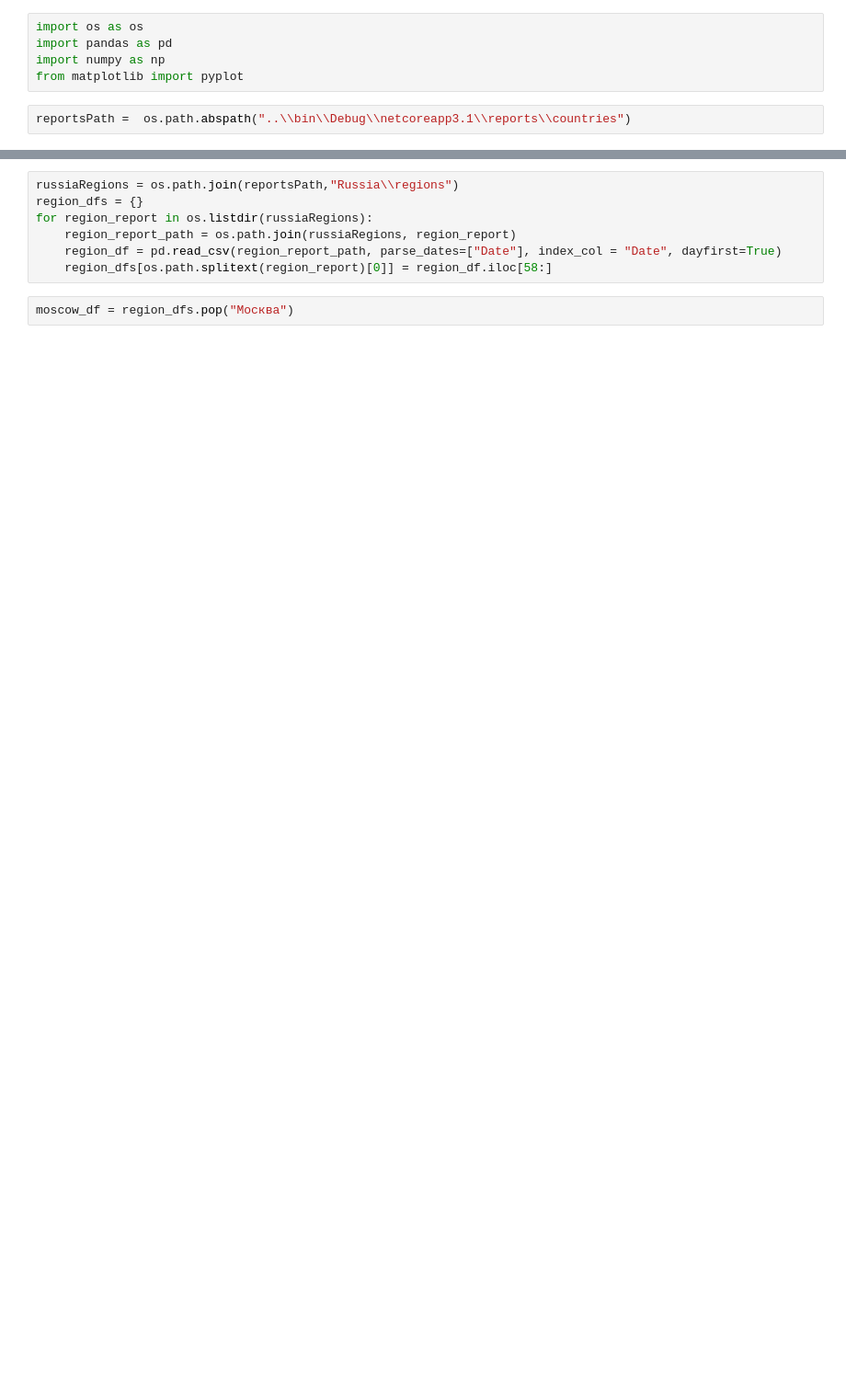
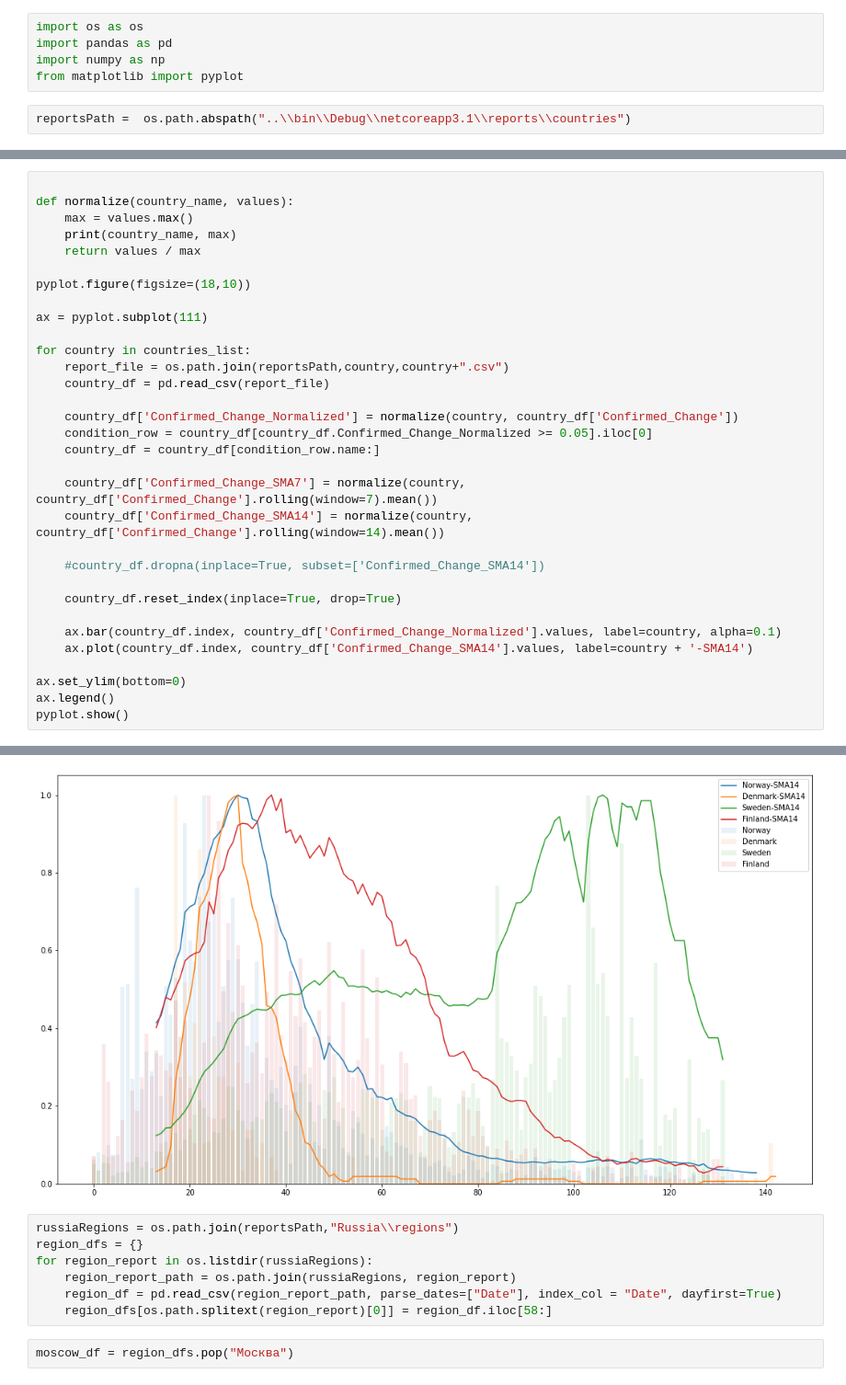
Before and after one commit to guest512/CovidSandbox, a Jupyter notebook: ReportsProcessing/ReportsProcessing.ipynb, the cells around one changed output, grey strips where cells are left out. Shown: that part at 92% size. Saved outputs shown, nothing was run; the diff lists cells and outputs as text; blank space fills up the shorter version.

```diff
--- a/ReportsProcessing/ReportsProcessing.ipynb
+++ b/ReportsProcessing/ReportsProcessing.ipynb
@@ -29,0 +31,33 @@ pyplot.show()
+# %%
+
+def normalize(country_name, values):
+    max = values.max()
+    print(country_name, max)
+    return values / max
+
+pyplot.figure(figsize=(18,10))
+
+ax = pyplot.subplot(111)
+
+for country in countries_list:
+    report_file = os.path.join(reportsPath,country,country+".csv")
+    country_df = pd.read_csv(report_file)
+
+    country_df['Confirmed_Change_Normalized'] = normalize(country, country_df['Confirmed_Change'])
+    condition_row = country_df[country_df.Confirmed_Change_Normalized >= 0.05].iloc[0]
+    country_df = country_df[condition_row.name:]
+
+    country_df['Confirmed_Change_SMA7'] = normalize(country, country_df['Confirmed_Change'].rolling(window=7).mean())
+    country_df['Confirmed_Change_SMA14'] = normalize(country, country_df['Confirmed_Change'].rolling(window=14).mean())
+
+    #country_df.dropna(inplace=True, subset=['Confirmed_Change_SMA14'])
+
+    country_df.reset_index(inplace=True, drop=True)
+
+    ax.bar(country_df.index, country_df['Confirmed_Change_Normalized'].values, label=country, alpha=0.1)
+    ax.plot(country_df.index, country_df['Confirmed_Change_SMA14'].values, label=country + '-SMA14')
+
+ax.set_ylim(bottom=0)
+ax.legend()
+pyplot.show()
+# %% [output]
@@ -30,3 +76,4 @@ pyplot.show()
+[figure, added]
 # %%
 russiaRegions = os.path.join(reportsPath,"Russia\\regions")
 region_dfs = {}
```
Also changed, not shown: parts of 7 cells of this notebook, 2 other files.
